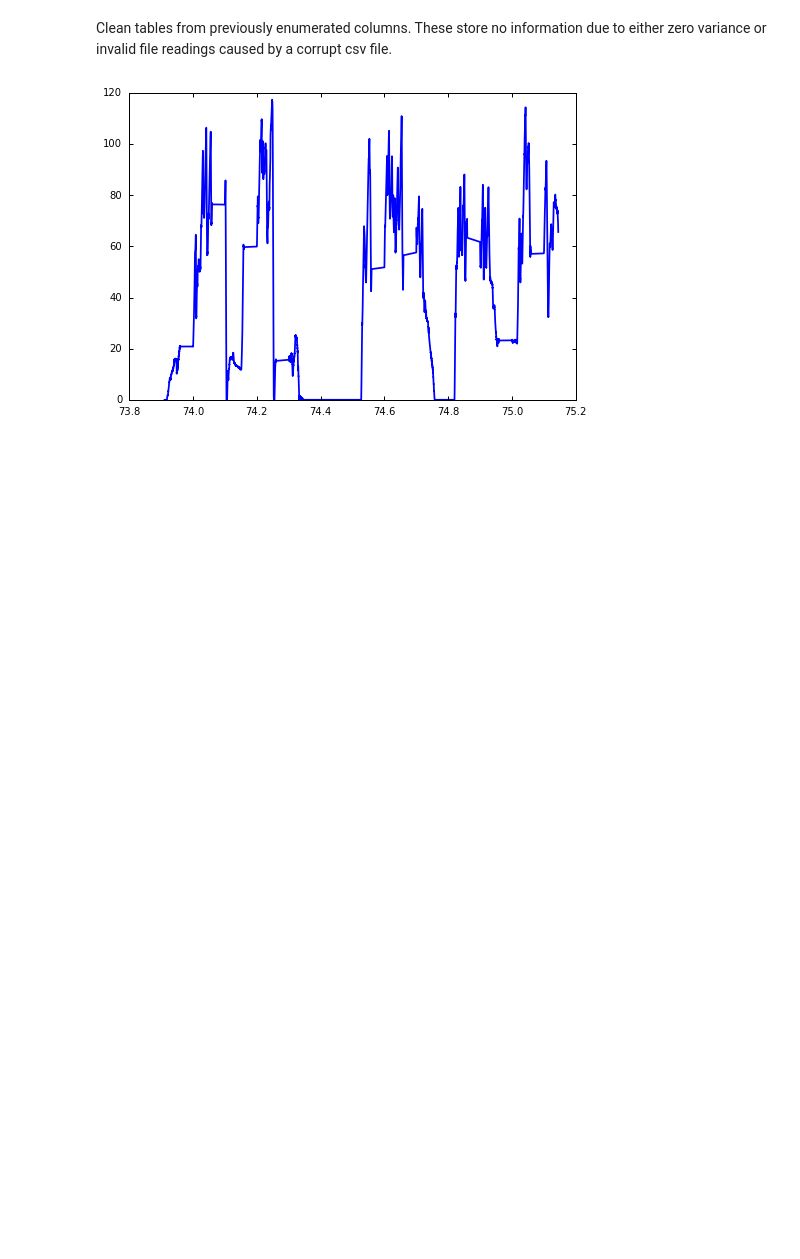
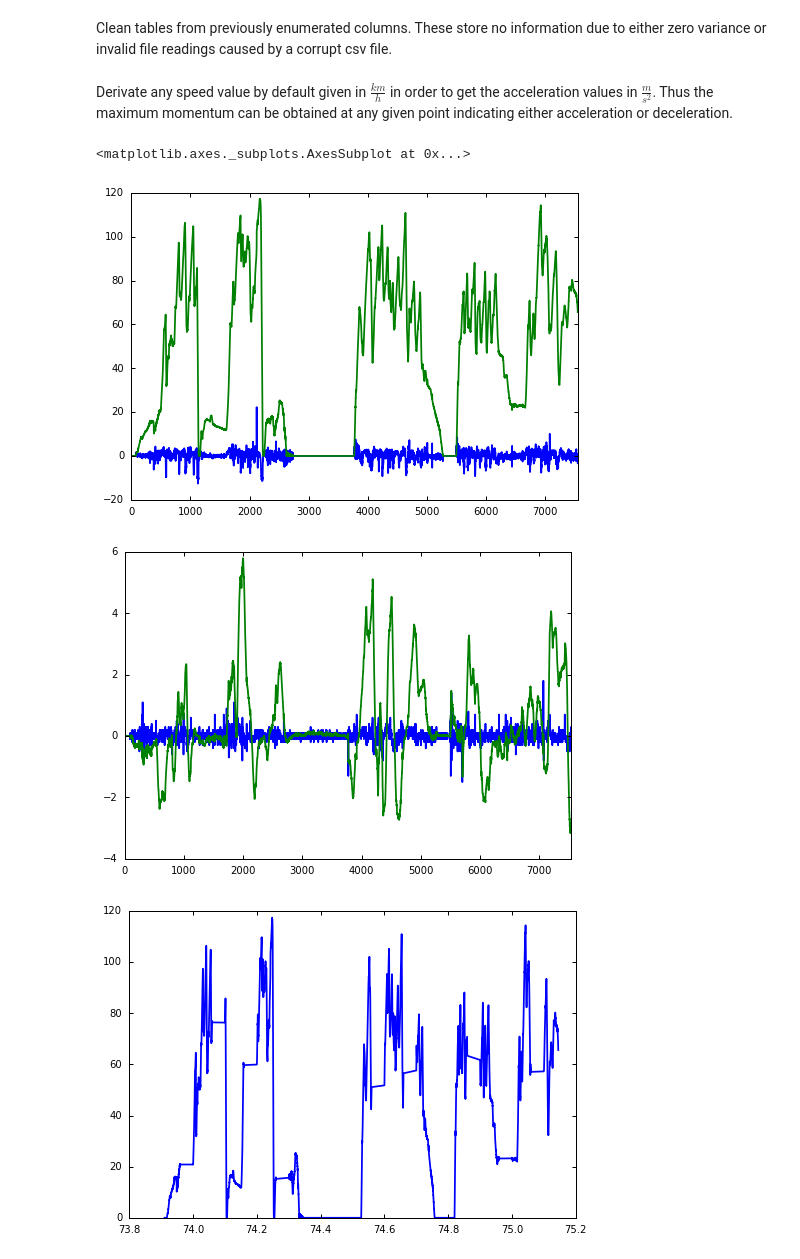
Before and after one commit to AlexImmer/TuevAnalysis, a Jupyter notebook: CrashAnalytics.ipynb, the cells around one changed output. Drawn from its saved outputs; the diff is of its cells as text; code cells hidden in the pictures; blank space fills up the shorter version.

Commit message:
Add acceleration calculation

```diff
--- a/CrashAnalytics.ipynb
+++ b/CrashAnalytics.ipynb
@@ -35,6 +34,46 @@ def convert_and_clean(frame):
 data1 = convert_and_clean(data1)
 data2 = convert_and_clean(data2)
 dataCA = convert_and_clean(dataCA)
+# %% [markdown]
+Derivate any speed value by default given in $\frac{km}{h}$ in order to get the acceleration values in $\frac{m}{s^2}$. Thus the maximum momentum can be obtained at any given point indicating either acceleration or deceleration.
+# %%
+def derivate_speed(frame, spd='velocity', t='time', c='acc', v_val='kmh'):
+    div = 1000/3600 if v_val == 'kmh' else 1
+    init_spd, init_t = 0.0, frame[t].min()
+    accs = []
+    for i in range(len(frame)):
+        dv = (frame[spd][i] - init_spd) * div
+        dt = (frame[t][i] - init_t)
+        if dt > 60:
+            print('Differential break at', i)
+        accs.append(.0 if dt == 0.0 else dv / dt)
+        init_spd = frame[spd][i]
+        init_t = frame[t][i]
+    frame[c] = accs
+    return frame
+# %%
+def add_acc_cols(frame):
+    if 'velocity' in frame:
+        frame = derivate_speed(frame)
+    if 'vert-vel' in frame:
+        frame = derivate_speed(frame, spd='vert-vel', c='vert-acc')
+    return frame
+# %%
+data1 = add_acc_cols(data1)
+data2 = add_acc_cols(data2)
+dataCA = add_acc_cols(dataCA)
+# %%
+plt.figure()
+data1['acc'].plot()
+data1['velocity'].plot()
+plt.figure()
+data1['vert-acc'].min(), data1['vert-acc'].max()
+data1['vert-acc'].plot()
+data1['vert-vel'].plot()
+# %% [output]
+<matplotlib.axes._subplots.AxesSubplot at 0x...>
+[figure, added]
+[figure, added]
 # %%
 plt.style.use('seaborn-notebook')
 plt.plot(data1['time'].apply(lambda x: (x/1000)), data1['velocity'])
```
Also changed, not shown: parts of 2 cells of this notebook.
